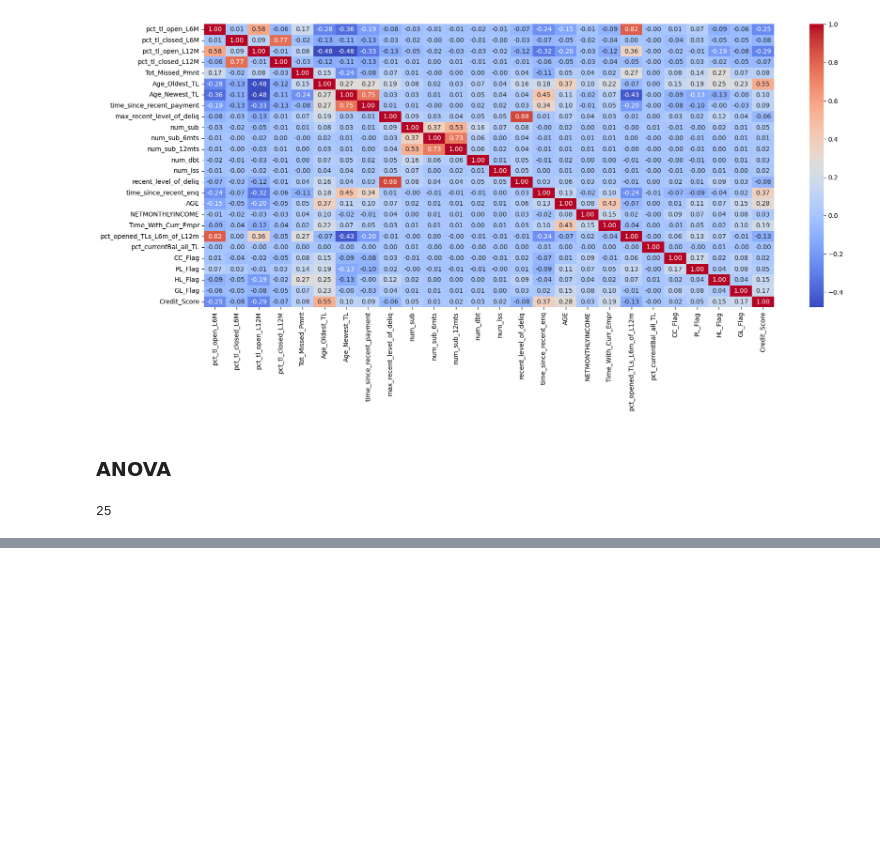
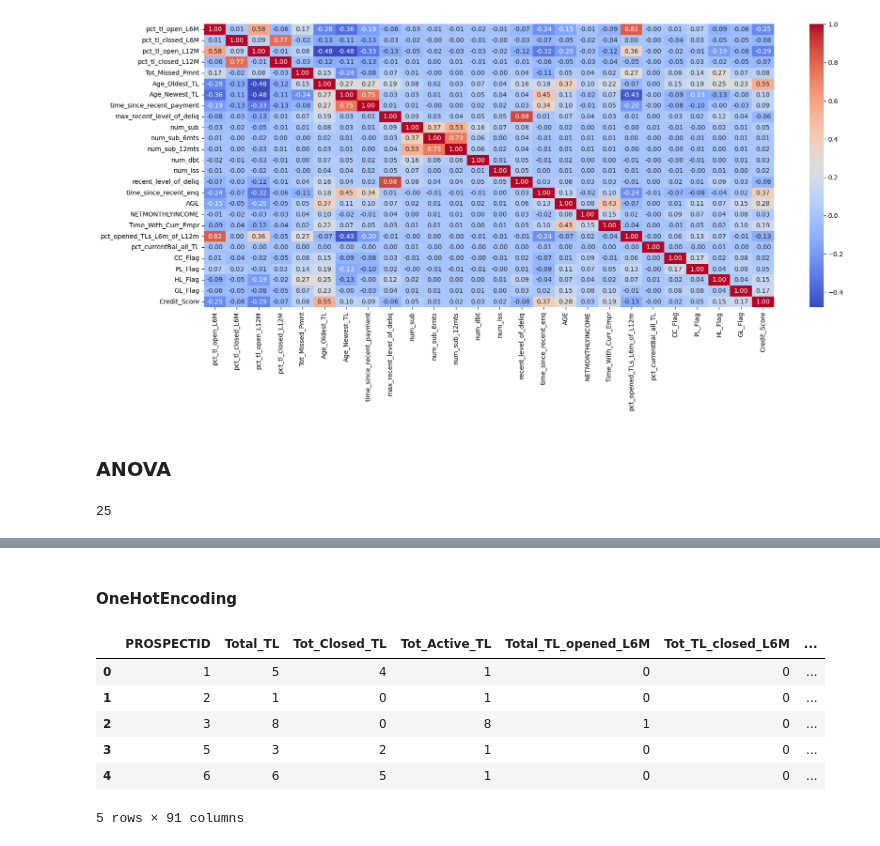
Before and after one commit to Joon-hub/Credit-Risk-Modeling-Project, a Jupyter notebook: CreditRiskModelingProject.ipynb, the cells around one changed output, grey strips where cells are left out. Saved outputs shown, nothing was run; the diff lists cells and outputs as text; code cells hidden in the pictures; blank space fills up the shorter version.

```diff
--- a/CreditRiskModelingProject.ipynb
+++ b/CreditRiskModelingProject.ipynb
@@ -259,0 +266,11 @@ len(columns_to_be_kept_num)
+# %%
+print('Before label encoding :',df['EDUCATION'].value_counts())
+print('')
+
+df.loc[df['EDUCATION'] == 'SSC',['EDUCATION']]               = 1
+df.loc[df['EDUCATION'] == '12TH',['EDUCATION']]              = 2
+df.loc[df['EDUCATION'] == 'GRADUATE',['EDUCATION']]          = 3
+df.loc[df['EDUCATION'] == 'UNDER GRADUATE',['EDUCATION']]    = 3
+df.loc[df['EDUCATION'] == 'POST-GRADUATE',['EDUCATION']]    = 4
+df.loc[df['EDUCATION'] == 'PROFESSIONAL',['EDUCATION']]     = 3
+df.loc[df['EDUCATION'] == 'OTHERS',['EDUCATION']]           = 1
@@ -259,0 +321,13 @@ len(columns_to_be_kept_num)
+# %% [markdown]
+#### OneHotEncoding
+# %%
+df_encoded = pd.get_dummies(df, columns=['MARITALSTATUS','GENDER', 'last_prod_enq2' ,'first_prod_enq2'])
+df_encoded.head()
+# %% [output]
+|  | PROSPECTID | Total_TL | Tot_Closed_TL | Tot_Active_TL | Total_TL_opened_L6M | Tot_TL_closed_L6M | ... |
+| 0 | 1 | 5 | 4 | 1 | 0 | 0 | ... |
+| 1 | 2 | 1 | 0 | 1 | 0 | 0 | ... |
+| 2 | 3 | 8 | 0 | 8 | 1 | 0 | ... |
+| 3 | 5 | 3 | 2 | 1 | 0 | 0 | ... |
+| 4 | 6 | 6 | 5 | 1 | 0 | 0 | ... |
+5 rows × 91 columns
```
Also changed, not shown: parts of 6 cells of this notebook.
